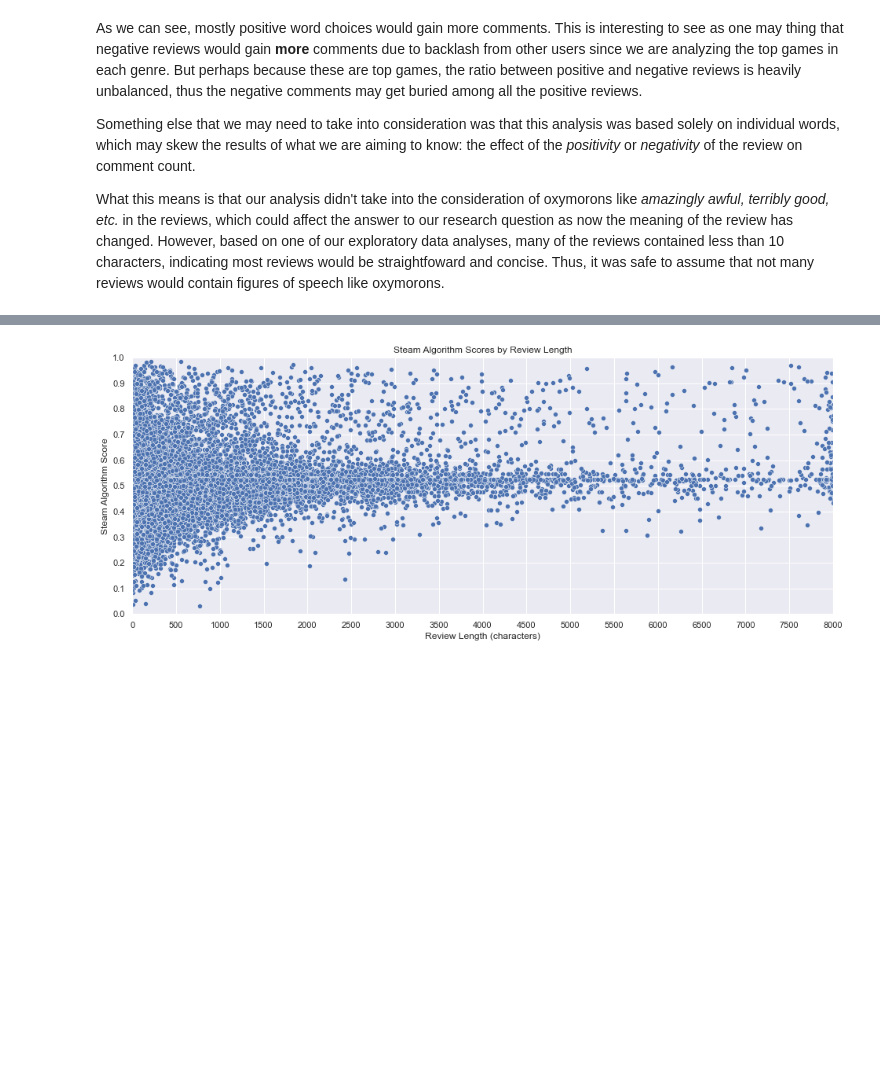
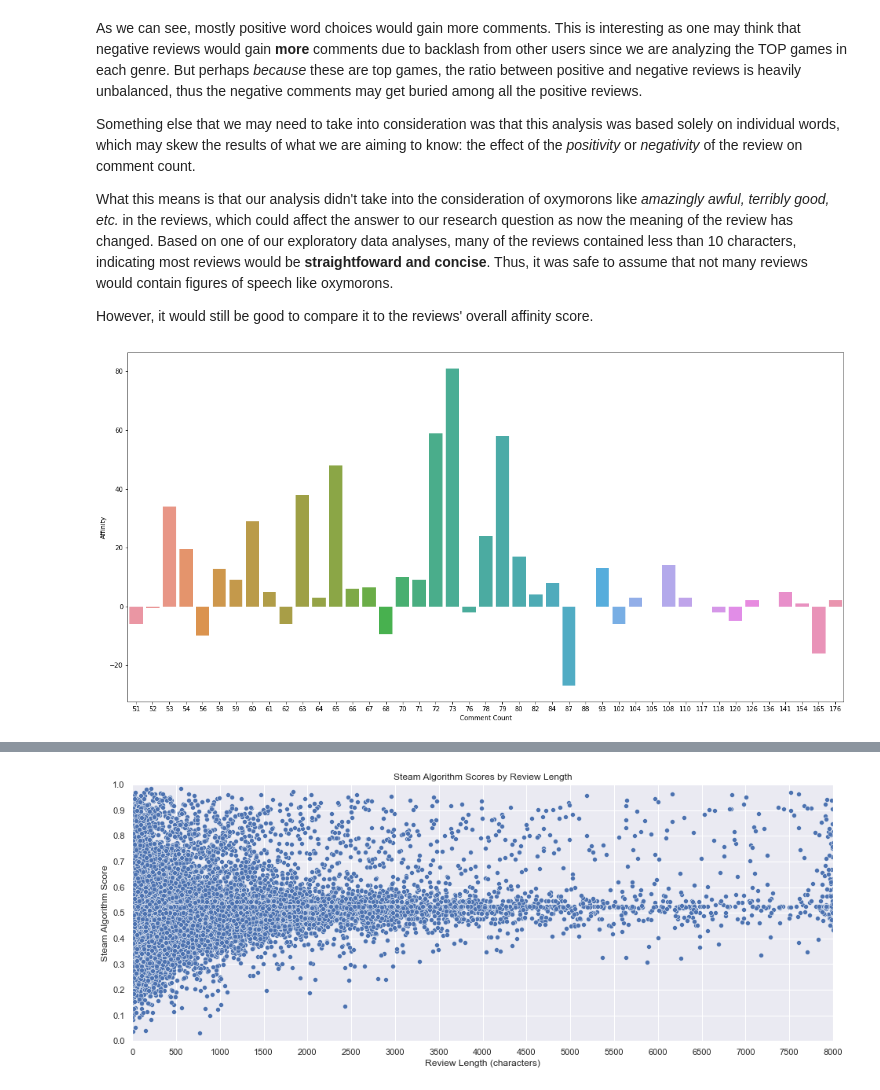
Before and after one commit to data301-2020-winter2/course-project-group_1005, a Jupyter notebook: analysis/task5.ipynb, the cells around one changed output, grey strips where cells are left out. Cells and saved outputs as stored; diff of their text form; code cells hidden in the pictures; blank space fills up the shorter version.

```diff
--- a/analysis/task5.ipynb
+++ b/analysis/task5.ipynb
@@ -60,6 +61,20 @@ plt.show()
 # %% [markdown]
-As we can see, mostly positive word choices would gain more comments. This is interesting to see as one may thing that negative reviews would gain **more** comments due to backlash from other users since we are analyzing the top games in each genre. But perhaps because these are top games, the ratio between positive and negative reviews is heavily unbalanced, thus the negative comments may get buried among all the positive reviews.
+As we can see, mostly positive word choices would gain more comments. This is interesting as one may think that negative reviews would gain **more** comments due to backlash from other users since we are analyzing the TOP games in each genre. But perhaps *because* these are top games, the ratio between positive and negative reviews is heavily unbalanced, thus the negative comments may get buried among all the positive reviews.
 
 Something else that we may need to take into consideration was that this analysis was based solely on individual words, which may skew the results of what we are aiming to know: the effect of the *positivity* or *negativity* of the review on comment count.
 
-What this means is that our analysis didn't take into the consideration of oxymorons like *amazingly awful, terribly good, etc.* in the reviews, which could affect the answer to our research question as now the meaning of the review has changed. However, based on one of our exploratory data analyses, many of the reviews contained less than 10 characters, indicating most reviews would be straightfoward and concise. Thus, it was safe to assume that not many reviews would contain figures of speech like oxymorons.
+What this means is that our analysis didn't take into the consideration of oxymorons like *amazingly awful, terribly good, etc.* in the reviews, which could affect the answer to our research question as now the meaning of the review has changed. Based on one of our exploratory data analyses, many of the reviews contained less than 10 characters, indicating most reviews would be **straightfoward and concise**. Thus, it was safe to assume that not many reviews would contain figures of speech like oxymorons.
+
+However, it would still be good to compare it to the reviews' overall affinity score.
+# %%
+from afinn import Afinn
+afinn = Afinn(language='en')
+
+a_over50 = over50.copy()
+a_over50['Affinity'] = a_over50['Review'].apply(afinn.score)
+
+plt.figure(figsize=(20,10))
+aplot = sns.barplot(x=a_over50['Comment Count'], y=a_over50['Affinity'], ci=None)
+plt.show()
+# %% [output]
+[figure, added]
```
Also changed, not shown: parts of 8 cells of this notebook, 1 other file.
